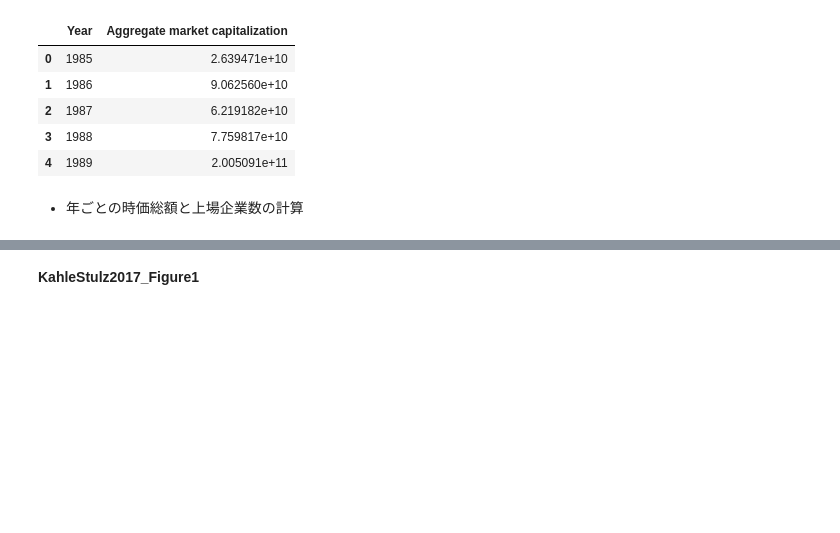
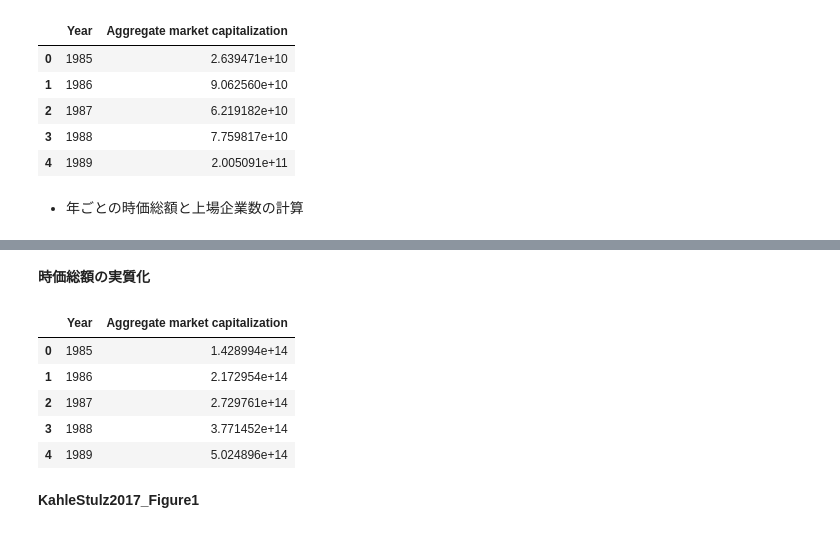
Before and after one commit to tsenga2/keio-senga-seminar, a Jupyter notebook: figure1.ipynb, the cells around one changed output, grey strips where cells are left out. Cells and saved outputs as stored; diff of their text form; code cells hidden in the pictures; blank space fills up the shorter version.

```diff
--- a/figure1.ipynb
+++ b/figure1.ipynb
@@ -48,8 +51,7 @@ fileDownloaded.GetContentFile('f1.jpg')
 # %%
 df1 = pd.read_csv('figure1.csv',encoding = "cp932")
 df1 = df1.drop(columns=['株式コード','日経会社コード','上場コード','銘柄名称'])
-df1 = df1.rename(columns={'期間':'Year'})
-df1 = df1.rename(columns={'時価総額（発行済み株式数ベース）':'Aggregate market capitalization'})
+df1 = df1.rename(columns={'期間':'Year','時価総額（発行済み株式数ベース）':'Aggregate market capitalization'})
 df1.head()
 # %% [output]
 |  | Year | Aggregate market capitalization |
@@ -74,8 +76,7 @@ Nmdata1 = df1.groupby(['Year'])[['Aggregate market capitalization']].count()
 # %%
 df2 = pd.read_csv('figure1-a.csv',encoding = "cp932")
 df2 = df2.drop(columns=['株式コード','日経会社コード','上場コード','銘柄名称'])
-df2 = df2.rename(columns={'期間':'Year'})
-df2 = df2.rename(columns={'時価総額（発行済み株式数ベース）':'Aggregate market capitalization'})
+df2 = df2.rename(columns={'期間':'Year','時価総額（発行済み株式数ベース）':'Aggregate market capitalization'})
 df2.head()
 # %% [output]
 |  | Year | Aggregate market capitalization |
@@ -92,3 +121,15 @@ Nmdata2 = df2.groupby(['Year'])[['Aggregate market capitalization']].count()
+# %% [markdown]
+**時価総額の実質化**
+# %%
+Agdata1['Aggregate market capitalization']=Agdata1['Aggregate market capitalization']*df3['Cpi']
+Agdata2['Aggregate market capitalization']=Agdata1['Aggregate market capitalization']*df3['Cpi']
+# %% [output]
+|  | Year | Aggregate market capitalization |
+| 0 | 1985 | 1.428994e+14 |
+| 1 | 1986 | 2.172954e+14 |
+| 2 | 1987 | 2.729761e+14 |
+| 3 | 1988 | 3.771452e+14 |
+| 4 | 1989 | 5.024896e+14 |
 # %% [markdown]
 **KahleStulz2017_Figure1**
 # %%
```
Also changed, not shown: parts of 6 cells of this notebook.
